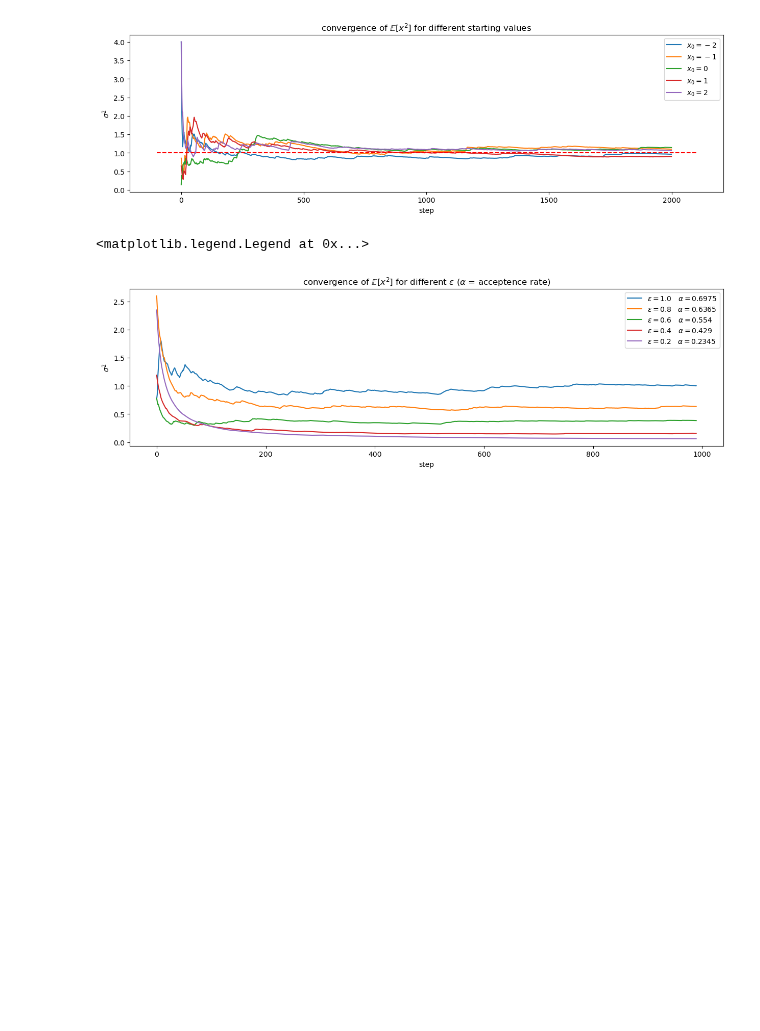
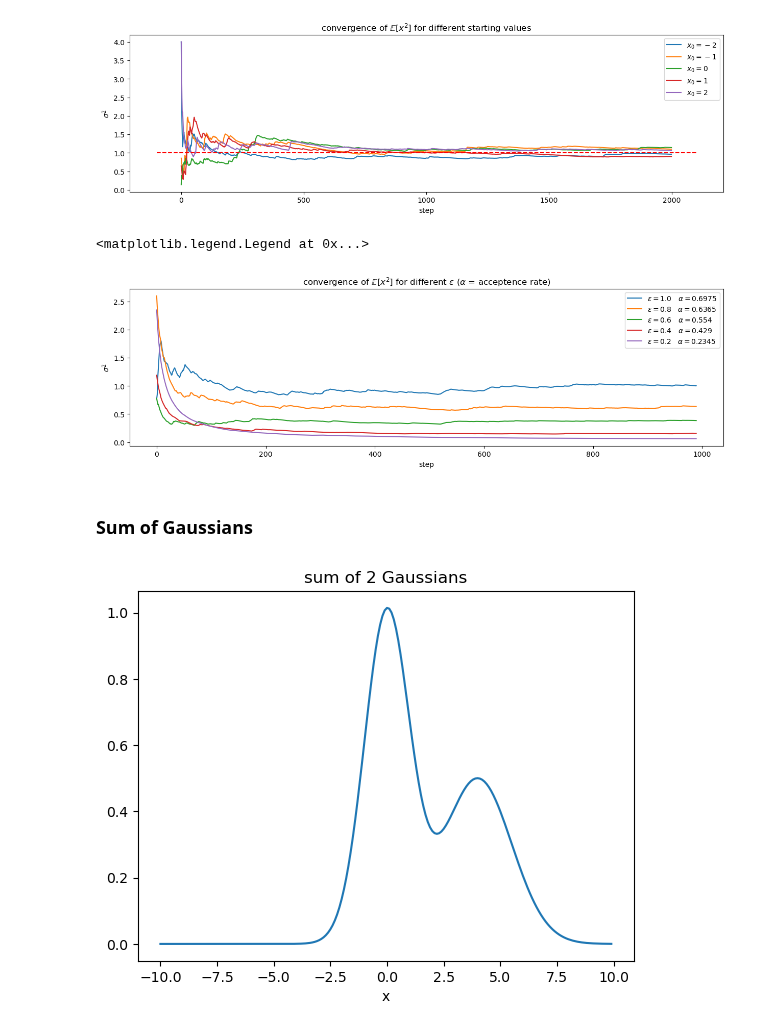
Before and after one commit to dHuberYoumans/CPNStN, a Jupyter notebook: MCMC/MCMC.ipynb, the cells around one changed output. Drawn from its saved outputs; the diff is of its cells as text; code cells hidden in the pictures; blank space fills up the shorter version.

```diff
--- a/MCMC/MCMC.ipynb
+++ b/MCMC/MCMC.ipynb
@@ -20,11 +22,23 @@ Idea:
 1. use MCMC to sample a bunch of points $X = \{x_i\}_{i=1}^n$ from $\rho$
 2. compute $\mathbb E[x^2] = \frac{1}{n} \sum_i x_i^2$
 # %%
-def rho(x:float,sigma:float = 1) -> float:
+def rho(x:ArrayLike,mu:float = 0,sigma:float = 1) -> ArrayLike:
     """
     Unnormalised Gaussian distribution
+
+    :param x: x variable
+    :type x: ArrayLike
+
+    :param mu: mean
+    :type mu: float
+
+    :param sigma: standard deviation
+    :type sigma: float
+
+    :returns: Gaussian N(mu,sigma)
+    :rtype: ArrayLike
     """
-    return np.exp( -x**2 / (2*sigma**2) )
+    return np.exp( - (x - mu)**2 / (2*sigma**2) )
 
 def MCMC(xi:float,rho,N:int,burnin:int,k:int) -> tuple[np.ndarray,float,np.ndarray]:
     """
@@ -143,0 +158,16 @@ foo = lambda x: rho(x,3)
+# %% [markdown]
+### Sum of Gaussians
+# %%
+# DEFINE SUM OF 2 GAUSSIANS
+f = lambda x: rho(x) + 0.5*rho(x,mu=4,sigma=1.5)
+# %%
+# PLOT
+x = np.arange(-10,10,0.1)
+y = f(x)
+
+plt.plot(x,y)
+plt.title('sum of 2 Gaussians')
+plt.xlabel('x')
+plt.show()
+# %% [output]
+[figure, added]
```
Also changed, not shown: parts of 15 cells of this notebook.
